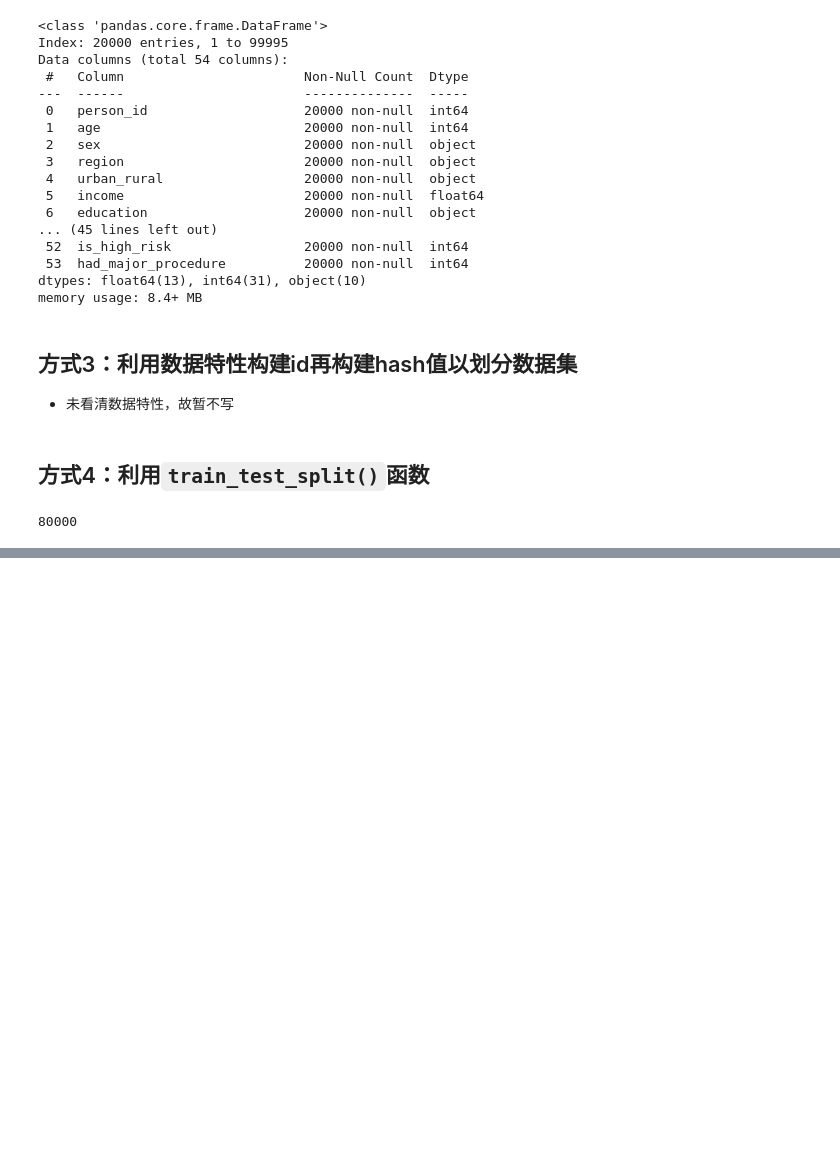
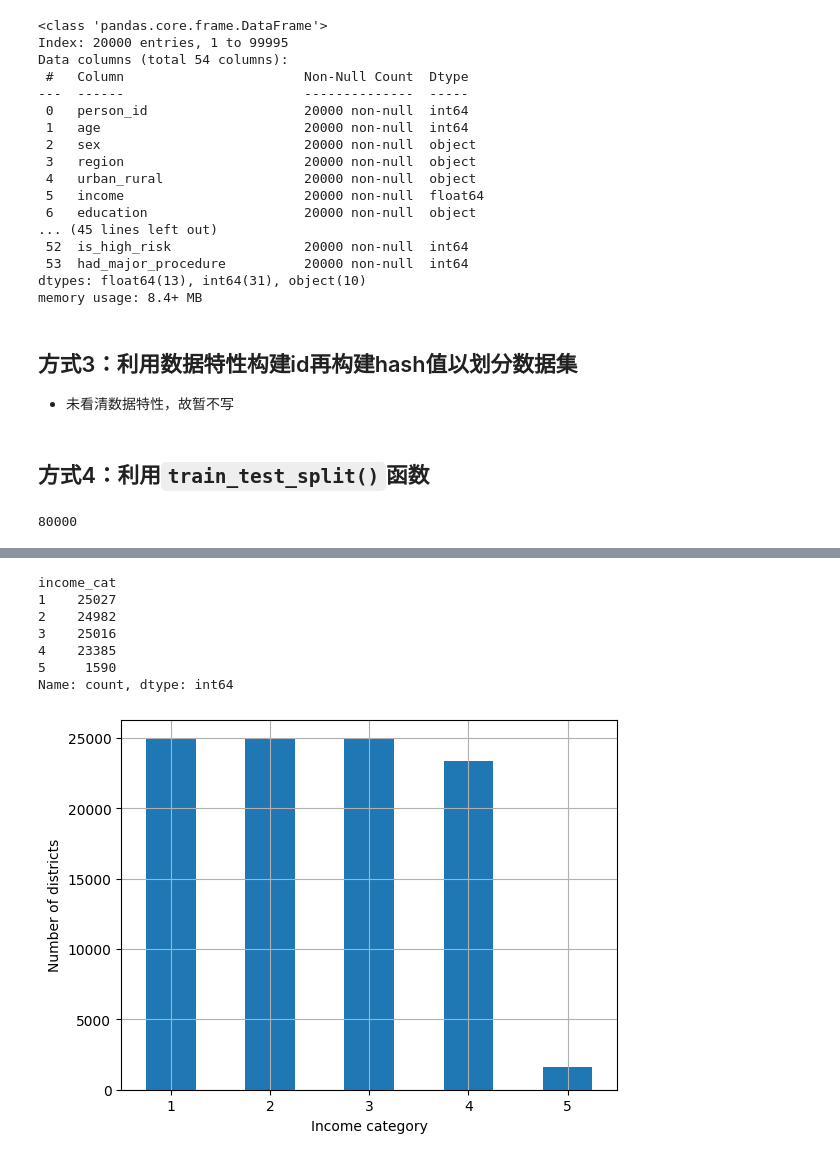
Before and after one commit to machao318927/Hands-On-Machine-Learning, a Jupyter notebook: my-study/02_new_data_for_ML.ipynb, the cells around one changed output, grey strips where cells are left out. Saved outputs shown, nothing was run; the diff lists cells and outputs as text; code cells hidden in the pictures; blank space fills up the shorter version.

```diff
--- a/my-study/02_new_data_for_ML.ipynb
+++ b/my-study/02_new_data_for_ML.ipynb
@@ -195,0 +281,20 @@ len(train_set)
+# %%
+# 使用pd.cut()函数创建一个收入类别属性
+medical["income_cat"] = pd.cut(medical["income"],
+                               bins=[0, 21100, 36200, 62200, 200000, np.inf],
+                               labels=[1, 2, 3, 4, 5])
+print(medical["income_cat"].value_counts().sort_index())
+
+medical["income_cat"].value_counts().sort_index().plot.bar(rot=0, grid=True)
+plt.xlabel("Income category")
+plt.ylabel("Number of districts")
+plt.show()
+# %% [output]
+income_cat
+1    25027
+2    24982
+3    25016
+4    23385
+5     1590
+Name: count, dtype: int64
+[figure, added]
```
Also changed, not shown: parts of 20 cells of this notebook.
